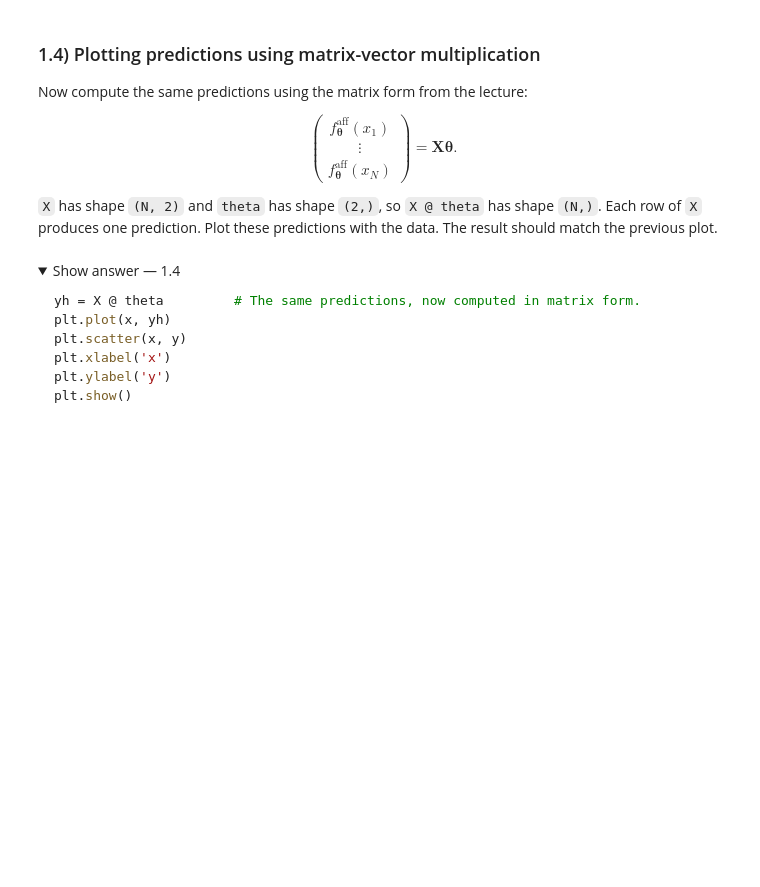
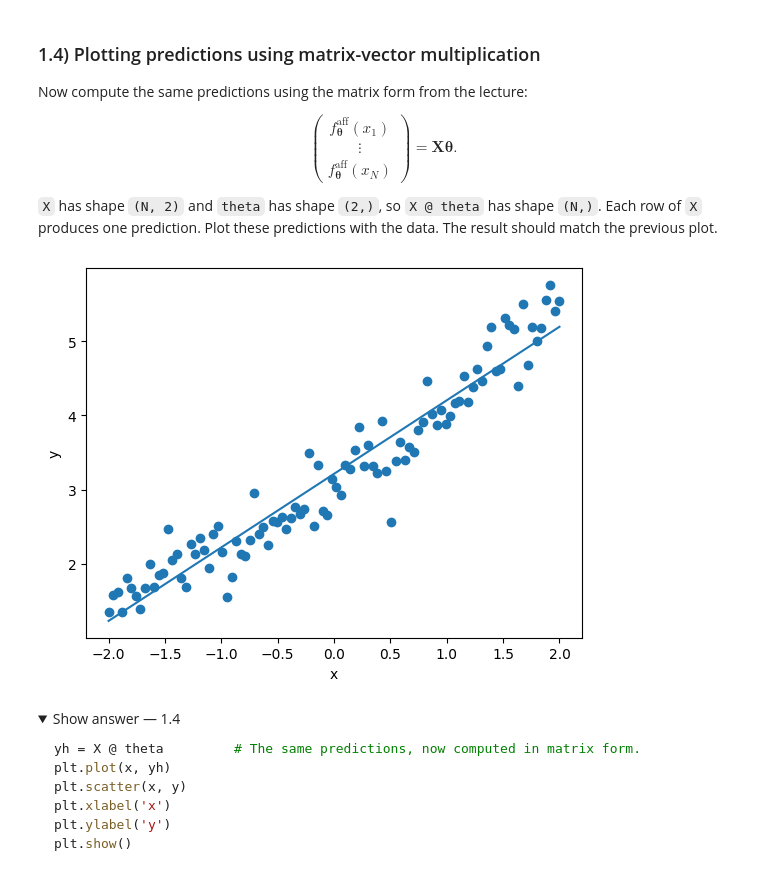
Before and after one commit to starfishchennn/Foundations-of-Artificial-Intelligence, a Jupyter notebook: Week_03/Week_03_linear_regression.ipynb, the cells around one changed output. Cells and saved outputs as stored; diff of their text form; code cells hidden in the pictures; folded sections open; blank space fills up the shorter version.

```diff
--- a/Week_03/Week_03_linear_regression.ipynb
+++ b/Week_03/Week_03_linear_regression.ipynb
@@ -203,3 +209,13 @@ $$
+# %%
+# Your code here.
+yh=X@theta
+plt.plot(x, yh)
+plt.scatter(x, y)
+plt.xlabel('x')
+plt.ylabel('y')
+plt.show()
+# %% [output]
+[figure, added]
 # %% [markdown]
 <details>
 <summary>Show answer — 1.4</summary>
```
Also changed, not shown: parts of 11 cells of this notebook.
